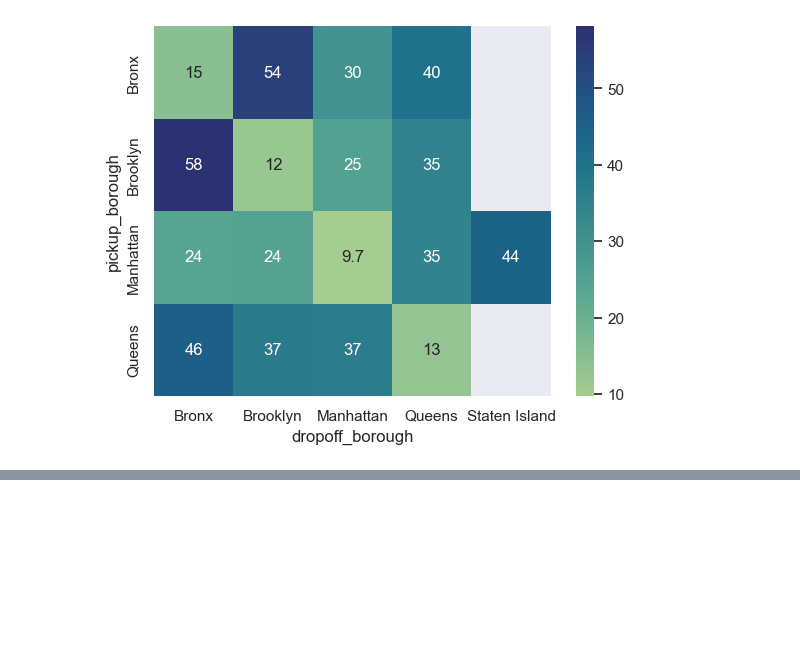
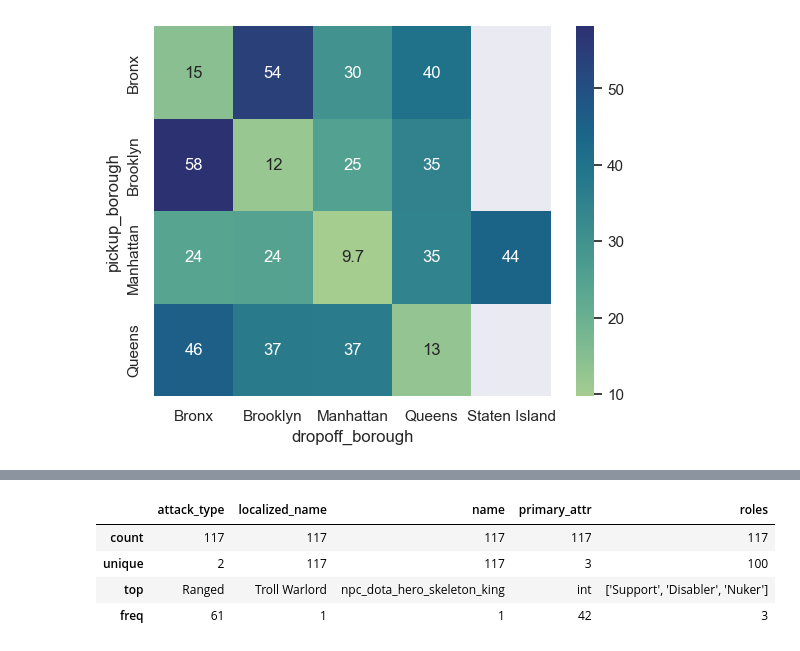
Before and after one commit to gbrs/nadyas_introductory_course, a Jupyter notebook: Untitled.ipynb, the cells around one changed output, grey strips where cells are left out. Cells and saved outputs as stored; diff of their text form; code cells hidden in the pictures; blank space fills up the shorter version.

```diff
--- a/Untitled.ipynb
+++ b/Untitled.ipynb
@@ -166,0 +211,8 @@ sns.heatmap(x, annot=True, cmap='crest');
+# %%
+df.describe(include='object')
+# %% [output]
+|  | attack_type | localized_name | name | primary_attr | roles |
+| count | 117 | 117 | 117 | 117 | 117 |
+| unique | 2 | 117 | 117 | 3 | 100 |
+| top | Ranged | Troll Warlord | npc_dota_hero_skeleton_king | int | ['Support', 'Disabler', 'Nuker'] |
+| freq | 61 | 1 | 1 | 42 | 3 |
```
Also changed, not shown: parts of 6 cells of this notebook, 2 other files.
